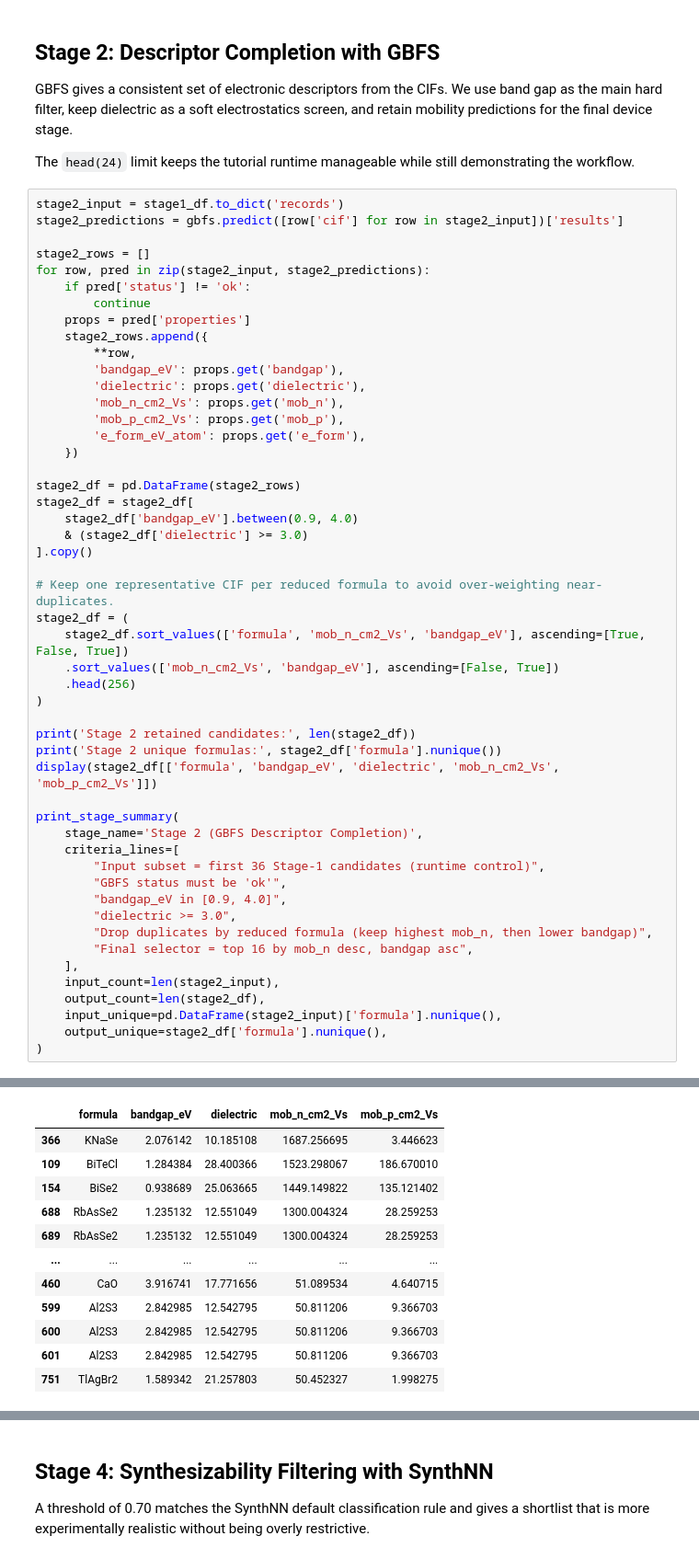
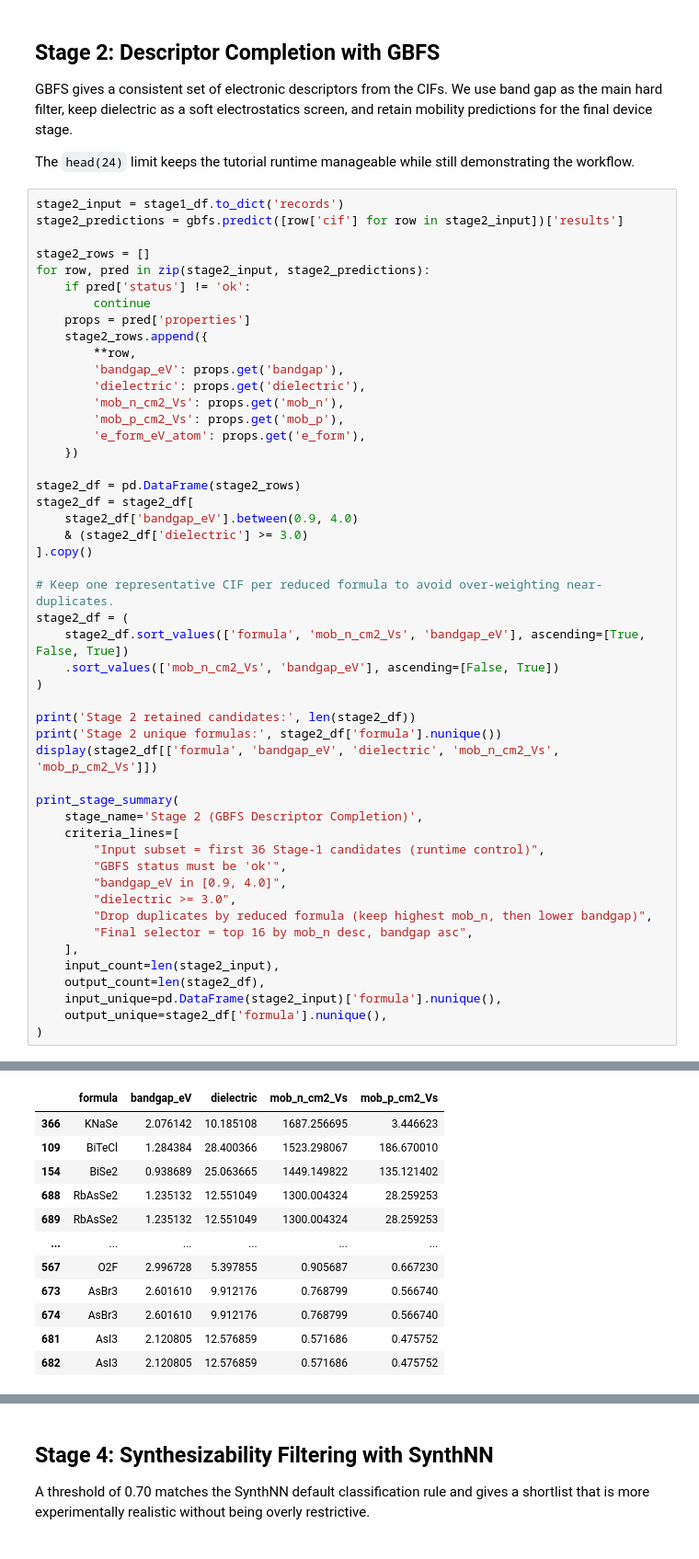
Before and after one commit to aprilaihub/EMOS, a Jupyter notebook: Features/Electronics_Application/MosfetEvaluator/analysis/channel_material_screening_tutorial.ipynb, the cells around one changed output, grey strips where cells are left out. Shown at 92% size. Drawn from its saved outputs; the diff is of its cells as text.

```diff
--- a/Features/Electronics_Application/MosfetEvaluator/analysis/channel_material_screening_tutorial.ipynb
+++ b/Features/Electronics_Application/MosfetEvaluator/analysis/channel_material_screening_tutorial.ipynb
@@ -241,7 +241,6 @@ stage2_df = stage2_df[
 stage2_df = (
     stage2_df.sort_values(['formula', 'mob_n_cm2_Vs', 'bandgap_eV'], ascending=[True, False, True])
     .sort_values(['mob_n_cm2_Vs', 'bandgap_eV'], ascending=[False, True])
-    .head(256)
 )
 
 print('Stage 2 retained candidates:', len(stage2_df))
@@ -269,12 +268,12 @@ Stage 2 unique formulas: 214
 |  | formula | bandgap_eV | dielectric | mob_n_cm2_Vs | mob_p_cm2_Vs |
 | 366 | KNaSe | 2.076142 | 10.185108 | 1687.256695 | 3.446623 |
 | 109 | BiTeCl | 1.284384 | 28.400366 | 1523.298067 | 186.670010 |
 | 154 | BiSe2 | 0.938689 | 25.063665 | 1449.149822 | 135.121402 |
 | 688 | RbAsSe2 | 1.235132 | 12.551049 | 1300.004324 | 28.259253 |
 | 689 | RbAsSe2 | 1.235132 | 12.551049 | 1300.004324 | 28.259253 |
 | ... | ... | ... | ... | ... | ... |
-| 460 | CaO | 3.916741 | 17.771656 | 51.089534 | 4.640715 |
-| 599 | Al2S3 | 2.842985 | 12.542795 | 50.811206 | 9.366703 |
-| 600 | Al2S3 | 2.842985 | 12.542795 | 50.811206 | 9.366703 |
-| 601 | Al2S3 | 2.842985 | 12.542795 | 50.811206 | 9.366703 |
-| 751 | TlAgBr2 | 1.589342 | 21.257803 | 50.452327 | 1.998275 |
+| 567 | O2F | 2.996728 | 5.397855 | 0.905687 | 0.667230 |
+| 673 | AsBr3 | 2.601610 | 9.912176 | 0.768799 | 0.566740 |
+| 674 | AsBr3 | 2.601610 | 9.912176 | 0.768799 | 0.566740 |
+| 681 | AsI3 | 2.120805 | 12.576859 | 0.571686 | 0.475752 |
+| 682 | AsI3 | 2.120805 | 12.576859 | 0.571686 | 0.475752 |
```
Also changed, not shown: parts of 5 cells of this notebook, 58 other files.
